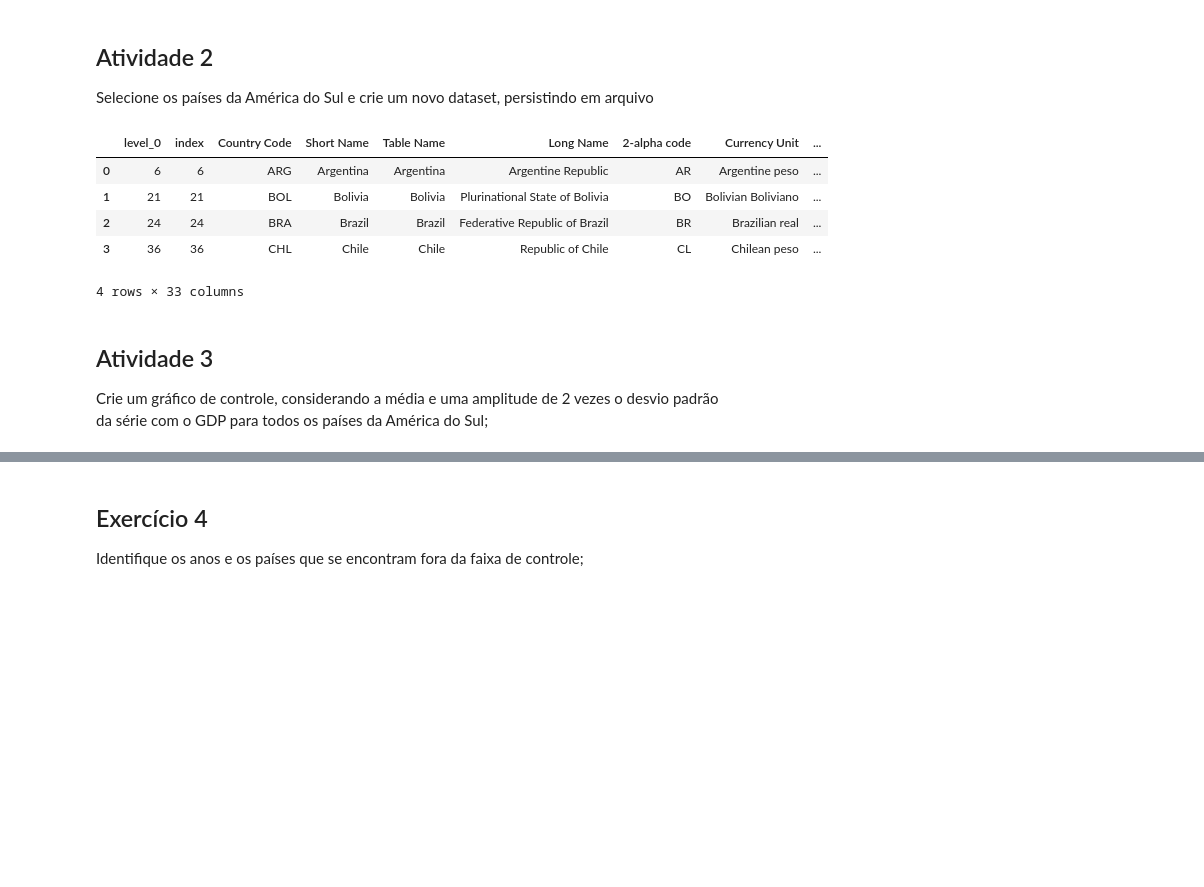
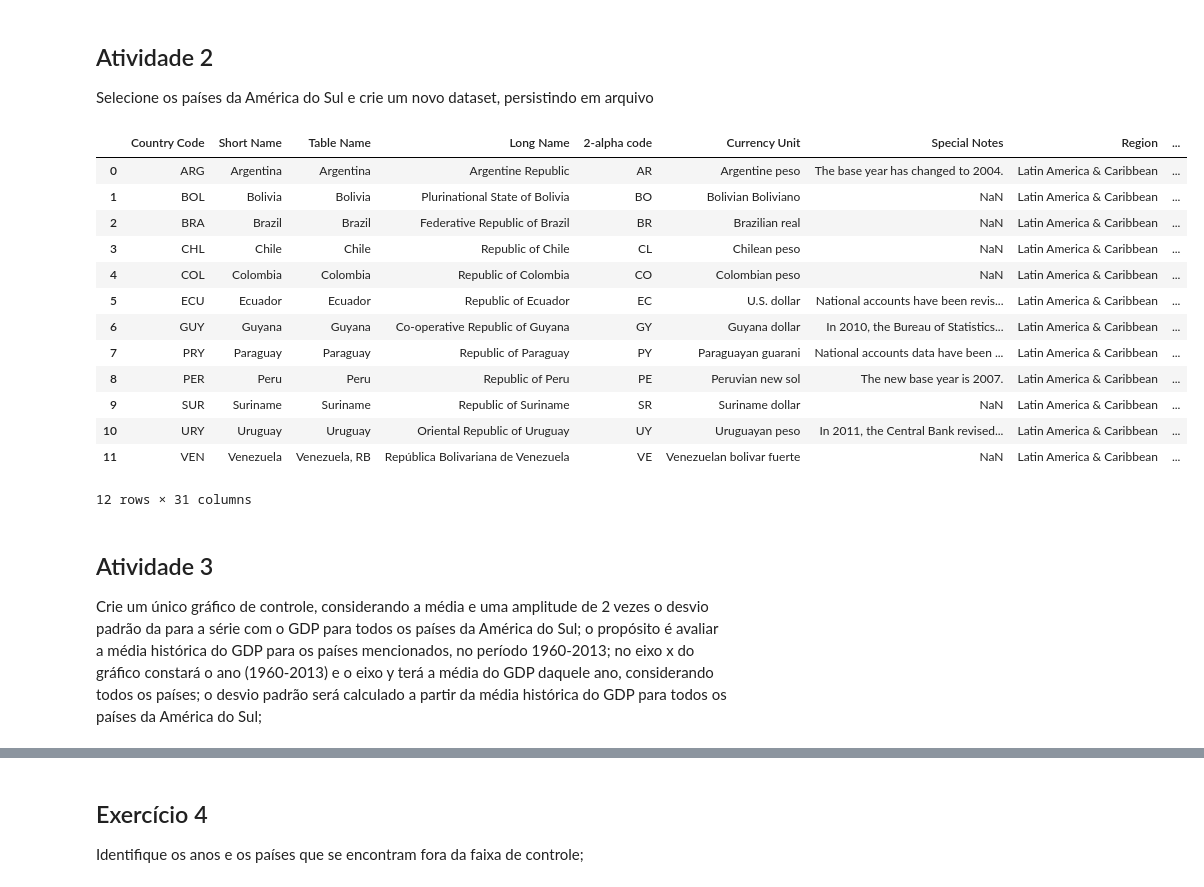
Before and after one commit to sganzerla/DPS852-Data-Science, a Jupyter notebook: T2/t2.ipynb, the cells around one changed output, grey strips where cells are left out. Drawn from its saved outputs; the diff is of its cells as text; code cells hidden in the pictures; blank space fills up the shorter version.

```diff
--- a/T2/t2.ipynb
+++ b/T2/t2.ipynb
@@ -41,30 +138,42 @@ Depois de removido há as seguintes colunas.
 ## Atividade 2
 Selecione os países da América do Sul e crie um novo dataset, persistindo em arquivo
 # %%
-arquivo = 'dataset_bancomundial_paises.csv'
+df_paises = ler_arquivo_csv(
+    nome_arquivo='dataset_bancomundial_paises.csv', decimal=',')
 
-filtro_paises_sul_americanos = ['ARG', 'BRA', 'BOL',  'CHL', 'COL', 'ECU', 'GUY', 'PER', 'PRY', 'SUR', 'URY', 'VEN']
-
-# lendo o arquivo
-df_paises = pd.read_csv(caminho + arquivo, sep = ';', decimal = ',')
+filtro_paises_sul_americanos = ['ARG', 'BRA', 'BOL',  'CHL',
+                                'COL', 'ECU', 'GUY', 'PER', 'PRY', 'SUR', 'URY', 'VEN']
 
 # filtrar ocorrencias de varios termos em uma coluna
-df_paises_sul_americanos = df_paises.query("`Country Code` in @filtro_paises_sul_americanos")
+df_paises_sul_americanos = df_paises.query(
+    "`Country Code` in @filtro_paises_sul_americanos")
 
-df_paises_sul_americanos.reset_index(inplace=True)
+# apagar colunas do dataframe
+df_paises_sul_americanos = apagar_colunas(df_paises_sul_americanos, ['index'])
+
+df_paises_sul_americanos = df_paises_sul_americanos.reset_index(drop=True)
 
 # criando arquivo com dataframe
-df_paises_sul_americanos.to_csv('dataset_paises_sul_americanos_ex2.csv', sep = ';', decimal = ',')
+gravar_arquivo_csv(nome_arquivo='dataset_paises_sul_americanos_ex2.csv',
+                   dataframe=df_paises_sul_americanos)
 
-df_paises_sul_americanos.head(4)
+df_paises_sul_americanos
 # %% [output]
-|  | level_0 | index | Country Code | Short Name | Table Name | Long Name | 2-alpha code | Currency Unit | ... |
-| 0 | 6 | 6 | ARG | Argentina | Argentina | Argentine Republic | AR | Argentine peso | ... |
-| 1 | 21 | 21 | BOL | Bolivia | Bolivia | Plurinational State of Bolivia | BO | Bolivian Boliviano | ... |
-| 2 | 24 | 24 | BRA | Brazil | Brazil | Federative Republic of Brazil | BR | Brazilian real | ... |
-| 3 | 36 | 36 | CHL | Chile | Chile | Republic of Chile | CL | Chilean peso | ... |
+|  | Country Code | Short Name | Table Name | Long Name | 2-alpha code | Currency Unit | Special Notes | Region | ... |
+| 0 | ARG | Argentina | Argentina | Argentine Republic | AR | Argentine peso | The base year has changed to 2004. | Latin America & Caribbean | ... |
+| 1 | BOL | Bolivia | Bolivia | Plurinational State of Bolivia | BO | Bolivian Boliviano | NaN | Latin America & Caribbean | ... |
+| 2 | BRA | Brazil | Brazil | Federative Republic of Brazil | BR | Brazilian real | NaN | Latin America & Caribbean | ... |
+| 3 | CHL | Chile | Chile | Republic of Chile | CL | Chilean peso | NaN | Latin America & Caribbean | ... |
+| 4 | COL | Colombia | Colombia | Republic of Colombia | CO | Colombian peso | NaN | Latin America & Caribbean | ... |
+| 5 | ECU | Ecuador | Ecuador | Republic of Ecuador | EC | U.S. dollar | National accounts have been revis... | Latin America & Caribbean | ... |
+| 6 | GUY | Guyana | Guyana | Co-operative Republic of Guyana | GY | Guyana dollar | In 2010, the Bureau of Statistics... | Latin America & Caribbean | ... |
+| 7 | PRY | Paraguay | Paraguay | Republic of Paraguay | PY | Paraguayan guarani | National accounts data have been ... | Latin America & Caribbean | ... |
+| 8 | PER | Peru | Peru | Republic of Peru | PE | Peruvian new sol | The new base year is 2007. | Latin America & Caribbean | ... |
+| 9 | SUR | Suriname | Suriname | Republic of Suriname | SR | Suriname dollar | NaN | Latin America & Caribbean | ... |
+| 10 | URY | Uruguay | Uruguay | Oriental Republic of Uruguay | UY | Uruguayan peso | In 2011, the Central Bank revised... | Latin America & Caribbean | ... |
+| 11 | VEN | Venezuela | Venezuela, RB | República Bolivariana de Venezuela | VE | Venezuelan bolivar fuerte | NaN | Latin America & Caribbean | ... |
-4 rows × 33 columns
+12 rows × 31 columns
 # %% [markdown]
 ## Atividade 3
-Crie um gráfico de controle, considerando a média e uma amplitude de 2 vezes o desvio padrão da série com o GDP para todos os países da América do Sul;
+ Crie um único gráfico de controle, considerando a média e uma amplitude de 2 vezes o desvio padrão da para a série com o GDP para todos os países da América do Sul; o propósito é avaliar a média histórica do GDP para os países mencionados, no período 1960-2013; no eixo x do gráfico constará o ano (1960-2013) e o eixo y terá a média do GDP daquele ano, considerando todos os países; o desvio padrão será calculado a partir da média histórica do GDP para todos os países da América do Sul;
 # %%
```
Also changed, not shown: parts of 12 cells of this notebook, 3 other files.
